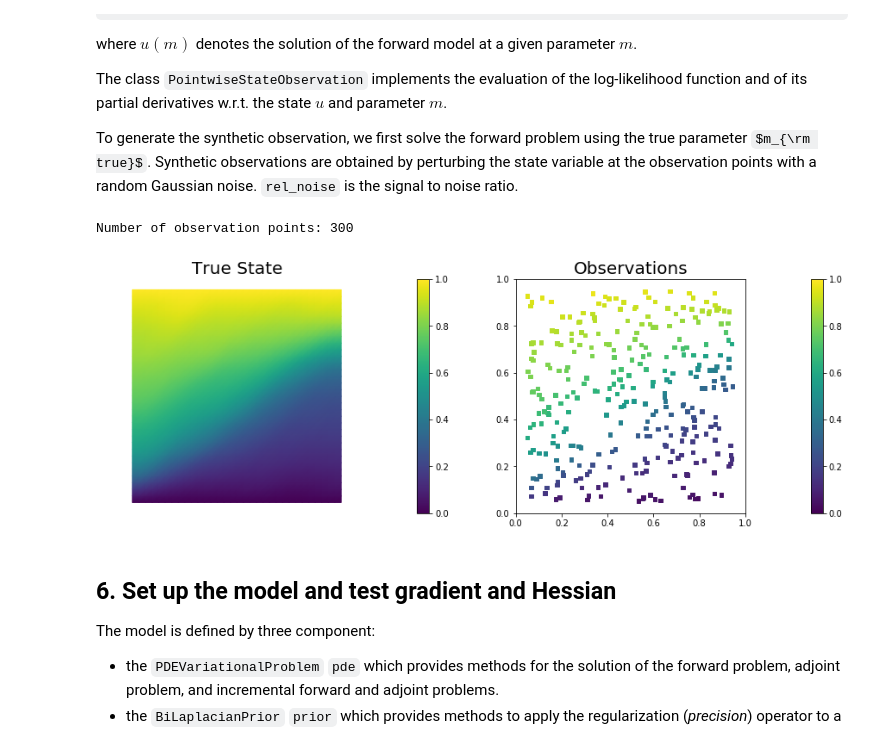
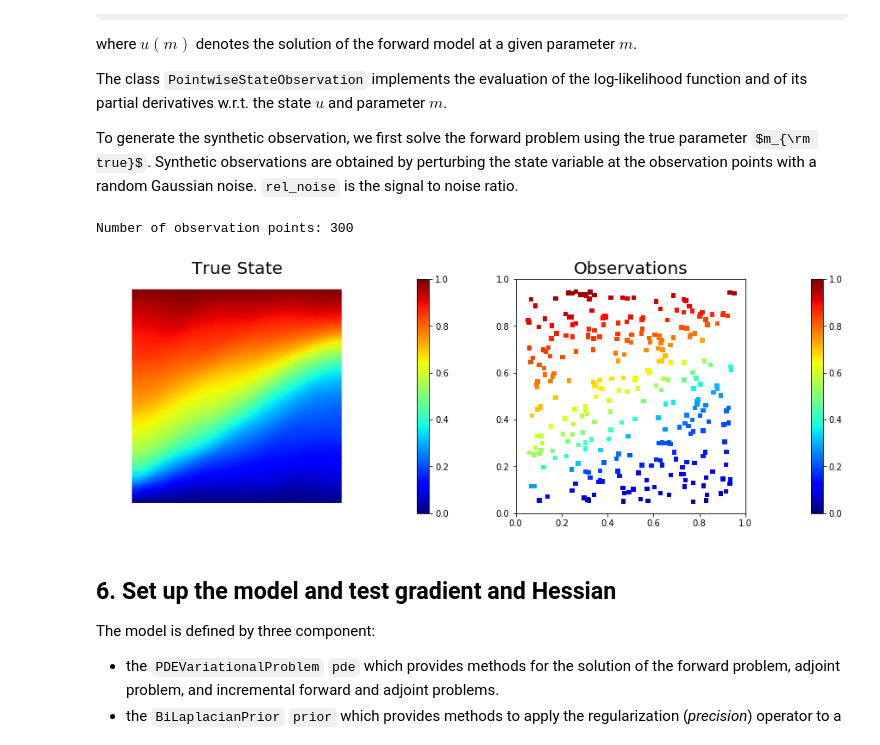
Before and after one commit to mpilosov/labs, a Jupyter notebook: Labs/Lab7_Wednesday/SubsurfaceBayesian.ipynb, the cells around one changed output. Saved outputs shown, nothing was run; the diff lists cells and outputs as text; code cells hidden in the pictures; some formulas as TeX source.

```diff
--- a/Labs/Lab7_Wednesday/SubsurfaceBayesian.ipynb
+++ b/Labs/Lab7_Wednesday/SubsurfaceBayesian.ipynb
@@ -364,36 +377,36 @@ To generate the synthetic observation, we first solve the forward problem using
 # %%
 ntargets = 300
 rel_noise = 0.005
 
 
 targets = np.random.uniform(0.05,0.95, [ntargets, ndim] )
 
 print( "Number of observation points: {0}".format(ntargets) )
 misfit = hp.PointwiseStateObservation(Vh[hp.STATE], targets) # built in class to define
 
 utrue = pde.generate_state()
 
 x = [utrue, mtrue, None]
 
 pde.solveFwd(x[hp.STATE], x, 1e-9)
 misfit.B.mult(x[hp.STATE], misfit.d) # matrix multiplication
 
 # perturb state with noise.
 MAX = misfit.d.norm("linf")
 noise_std_dev = rel_noise * MAX
 hp.parRandom.normal_perturb(noise_std_dev, misfit.d) # random normals.
 misfit.noise_variance = noise_std_dev*noise_std_dev
 
 vmax = max( utrue.max(), misfit.d.max() )
 vmin = min( utrue.min(), misfit.d.min() )
 
 plt.figure(figsize=(15,5))
-hp.nb.plot(dl.Function(Vh[hp.STATE], utrue), mytitle="True State", subplot_loc=121, vmin=vmin, vmax=vmax)
-hp.nb.plot_pts(targets, misfit.d, mytitle="Observations", subplot_loc=122, vmin=vmin, vmax=vmax)
+hp.nb.plot(dl.Function(Vh[hp.STATE], utrue), mytitle="True State", subplot_loc=121, vmin=vmin, vmax=vmax, cmap="jet")
+hp.nb.plot_pts(targets, misfit.d, mytitle="Observations", subplot_loc=122, vmin=vmin, vmax=vmax, cmap="jet")
 plt.show()
 # %% [output]
 Number of observation points: 300
-[figure, old version]
+[figure, new version]
 # %% [markdown]
 ## 6. Set up the model and test gradient and Hessian
 
```
Also changed, not shown: parts of 10 cells of this notebook, 1 other file.
